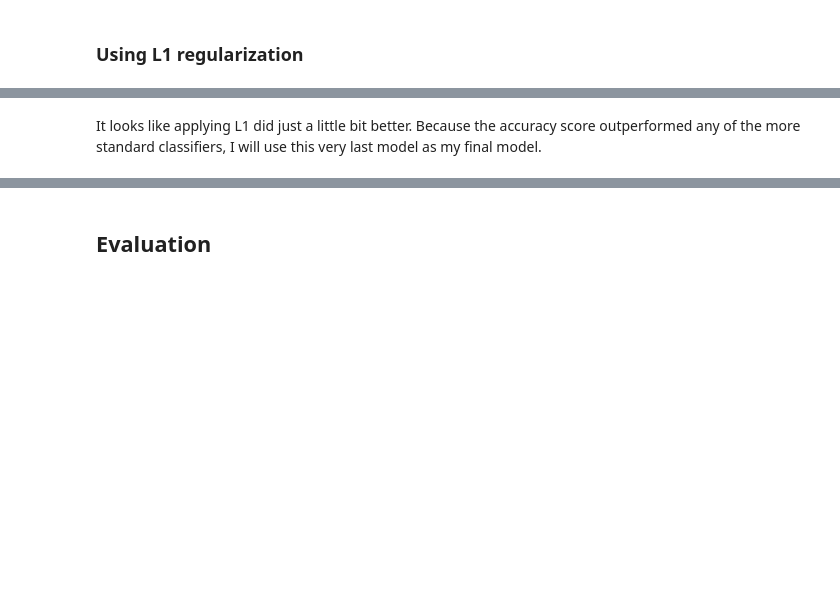
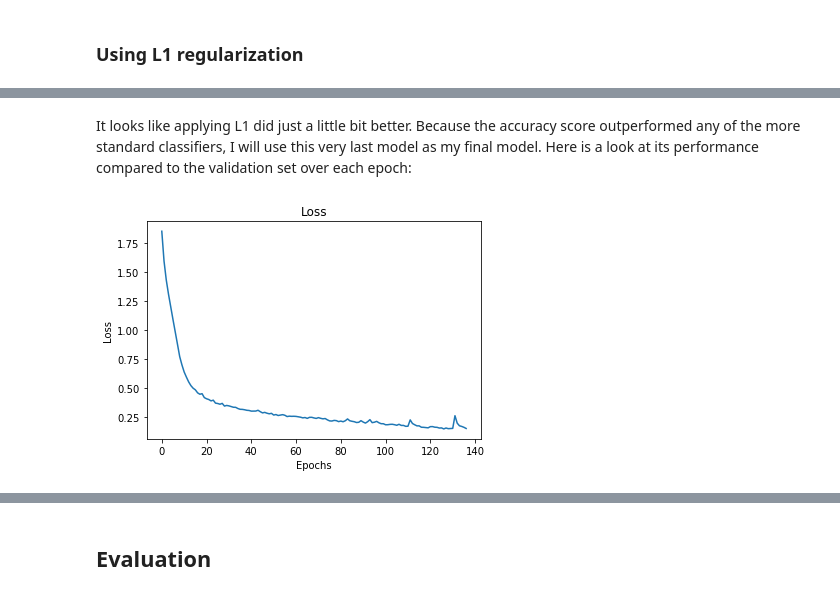
Before and after one commit to christisarv/NLP-sentiment-analysis, a Jupyter notebook: Final Notebook.ipynb, the cells around one changed output, grey strips where cells are left out. Cells and saved outputs as stored; diff of their text form; code cells hidden in the pictures; blank space fills up the shorter version.

```diff
--- a/Final Notebook.ipynb
+++ b/Final Notebook.ipynb
@@ -813,2 +814,16 @@ Test Accuracy: 0.653
 # %% [markdown]
-It looks like applying L1 did just a little bit better. Because the accuracy score outperformed any of the more standard classifiers, I will use this very last model as my final model.
+It looks like applying L1 did just a little bit better. Because the accuracy score outperformed any of the more standard classifiers, I will use this very last model as my final model. Here is a look at its performance compared to the validation set over each epoch:
+# %%
+#access history attribute to get the record
+history = l1_model_val.history
+
+#plot loss and then accuracy over time
+plt.figure()
+plt.plot(history['loss'])
+plt.title('Loss')
+plt.xlabel('Epochs')
+plt.ylabel('Loss')
+
+plt.savefig('Images/neural_net_loss.png')
+# %% [output]
+[figure, added]
```
Also changed, not shown: parts of 25 cells of this notebook, 4 other files.
